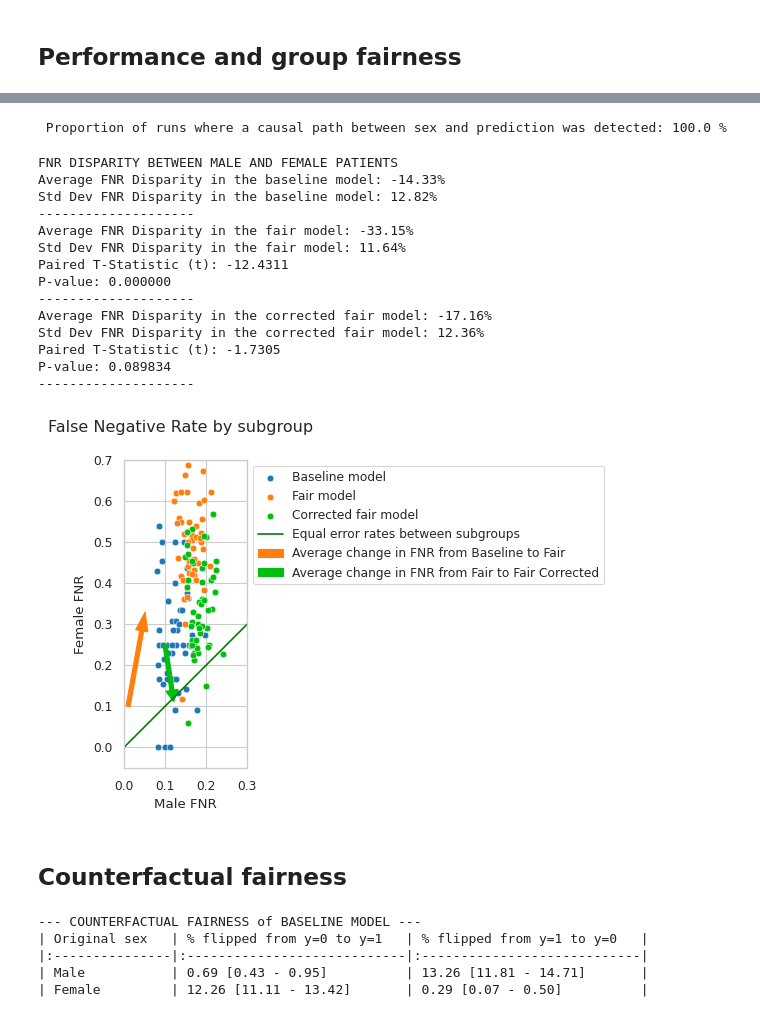
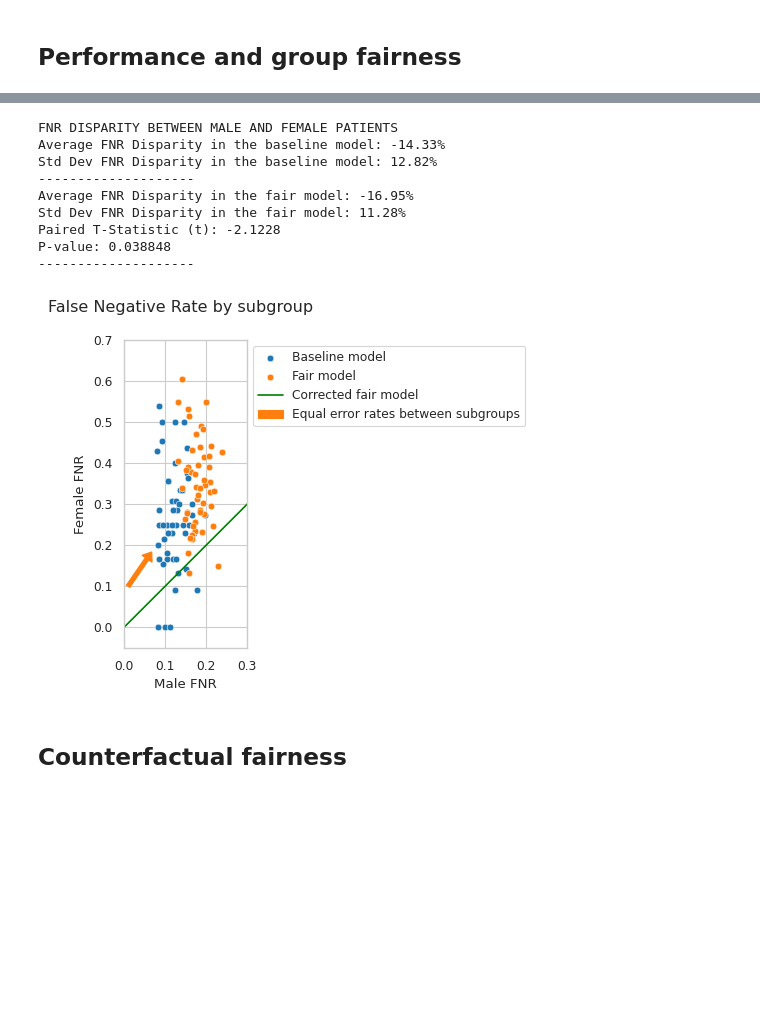
Before and after one commit to LuSyo/Health-ML-Bias-Experiments, a Jupyter notebook: notebooks/025_CAD_results.ipynb, the cells around one changed output, grey strips where cells are left out. Drawn from its saved outputs; the diff is of its cells as text; code cells hidden in the pictures; blank space fills up the shorter version.

Commit message:
comment out the correction results

```diff
--- a/notebooks/025_CAD_results.ipynb
+++ b/notebooks/025_CAD_results.ipynb
@@ -78,7 +78,7 @@ def get_95_ci(data):
   return interval
 # %%
 N_RUNS = 50
-perf_metrics = pd.read_csv(f'{PROJECT_ROOT}/results/perf_metrics_{N_RUNS}_runs_2026-02-10_0957.csv')
+perf_metrics = pd.read_csv(f'{PROJECT_ROOT}/results/perf_metrics_{N_RUNS}_runs_2026-02-10_1345.csv')
 # %% [markdown]
 ## Performance and group fairness
 # %%
@@ -138,21 +156,19 @@ print(perf_summary.to_markdown(index=False, numalign="right"))
 # %%
-# Correction on fair model: how reliably does the model detect
-# a significant direct causal path between sex and the prediction?
-# i.e. Over the total number of runs, how many recorded a P-value for beta2 < 0.05
-causal_detected = perf_metrics['beta2_pvalue'] < 0.05
-runs_with_causal_path = perf_metrics[causal_detected]
-print(f'\n Proportion of runs where a causal path between sex and prediction\
- was detected: {round(len(runs_with_causal_path)/N_RUNS, 3)*100} %')
+# # Correction on fair model: how reliably does the model detect
+# # a significant direct causal path between sex and the prediction?
+# # i.e. Over the total number of runs, how many recorded a P-value for beta2 < 0.05
+# causal_detected = perf_metrics['beta2_pvalue'] < 0.05
+# runs_with_causal_path = perf_metrics[causal_detected]
+# print(f'\n Proportion of runs where a causal path between sex and prediction\
+#  was detected: {round(len(runs_with_causal_path)/N_RUNS, 3)*100} %')
-# %% [output]
- Proportion of runs where a causal path between sex and prediction was detected: 100.0 %
 # %%
 # Statistical significance of the difference in FNR disparity
 fnr_fair_ttest = ttest_rel(perf_metrics['fair_FNR_diff'],
                            perf_metrics['FNR_diff'],
                            alternative='two-sided')
-fnr_correction_ttest = ttest_rel(perf_metrics['fair_corrected_FNR_diff'],
-                           perf_metrics['FNR_diff'],
-                           alternative='two-sided')
+# fnr_correction_ttest = ttest_rel(perf_metrics['fair_corrected_FNR_diff'],
+#                            perf_metrics['FNR_diff'],
+#                            alternative='two-sided')
 print("FNR DISPARITY BETWEEN MALE AND FEMALE PATIENTS")
 print(f"Average FNR Disparity in the baseline model:\
  {perf_metrics['FNR_diff'].mean()*100:.2f}%")
@@ -166,62 +182,56 @@ print(f"Std Dev FNR Disparity in the fair model:\
 print(f"Paired T-Statistic (t): {fnr_fair_ttest.statistic:.4f}")
 print(f"P-value: {fnr_fair_ttest.pvalue:.6f}")
 print('-'*20)
-print(f"Average FNR Disparity in the corrected fair model:\
- {perf_metrics['fair_corrected_FNR_diff'].mean()*100:.2f}%")
-print(f"Std Dev FNR Disparity in the corrected fair model:\
- {perf_metrics['fair_corrected_FNR_diff'].std()*100:.2f}%")
-print(f"Paired T-Statistic (t): {fnr_correction_ttest.statistic:.4f}")
-print(f"P-value: {fnr_correction_ttest.pvalue:.6f}")
-print('-'*20)
+# print(f"Average FNR Disparity in the corrected fair model:\
+#  {perf_metrics['fair_corrected_FNR_diff'].mean()*100:.2f}%")
+# print(f"Std Dev FNR Disparity in the corrected fair model:\
+#  {perf_metrics['fair_corrected_FNR_diff'].std()*100:.2f}%")
+# print(f"Paired T-Statistic (t): {fnr_correction_ttest.statistic:.4f}")
+# print(f"P-value: {fnr_correction_ttest.pvalue:.6f}")
+# print('-'*20)
 # %% [output]
 FNR DISPARITY BETWEEN MALE AND FEMALE PATIENTS
 Average FNR Disparity in the baseline model: -14.33%
 Std Dev FNR Disparity in the baseline model: 12.82%
 --------------------
-Average FNR Disparity in the fair model: -33.15%
-Std Dev FNR Disparity in the fair model: 11.64%
-Paired T-Statistic (t): -12.4311
-P-value: 0.000000
+Average FNR Disparity in the fair model: -16.95%
+Std Dev FNR Disparity in the fair model: 11.28%
+Paired T-Statistic (t): -2.1228
+P-value: 0.038848
 --------------------
-Average FNR Disparity in the corrected fair model: -17.16%
-Std Dev FNR Disparity in the corrected fair model: 12.36%
-Paired T-Statistic (t): -1.7305
-P-value: 0.089834
---------------------
 # %%
 # Visualising difference in FNR disparity between baseline and fair model
 import matplotlib.patches as mpatches
 
 fig, ax = plt.subplots(figsize=(4, 4))
 sns.scatterplot(perf_metrics, x='FNR_m', y='FNR_f', ax=ax, c='#1f77b4')
 sns.scatterplot(perf_metrics, x='fair_FNR_m', y='fair_FNR_f', ax=ax, c='#ff7f0e')
-sns.scatterplot(perf_metrics, x='fair_corrected_FNR_m', y='fair_corrected_FNR_f', ax=ax, c='#00bf0e')
+# sns.scatterplot(perf_metrics, x='fair_corrected_FNR_m', y='fair_corrected_FNR_f', ax=ax, c='#00bf0e')
 plt.plot([0,.7],[0,.7],c='g')
 
 fair_vx = (perf_metrics['fair_FNR_m'] - perf_metrics['FNR_m']).sum(axis=0) / perf_metrics.shape[0]
 fair_vy = (perf_metrics['fair_FNR_f'] - perf_metrics['FNR_f']).sum(axis=0) / perf_metrics.shape[0]
 fair_average_diff = mpatches.Arrow(0.01, 0.1, fair_vx, fair_vy, width=0.05, color="#ff7f0e" )
 ax.add_patch(fair_average_diff)
 
-corrected_vx = (perf_metrics['fair_corrected_FNR_m'] - perf_metrics['fair_FNR_m']).sum(axis=0) / perf_metrics.shape[0]
-corrected_vy = (perf_metrics['fair_corrected_FNR_f'] - perf_metrics['fair_FNR_f']).sum(axis=0) / perf_metrics.shape[0]
-corrected_average_diff = mpatches.Arrow(0.1, 0.25, corrected_vx, corrected_vy, width=0.05, color="#00bf0e" )
-ax.add_patch(corrected_average_diff)
+# corrected_vx = (perf_metrics['fair_corrected_FNR_m'] - perf_metrics['fair_FNR_m']).sum(axis=0) / perf_metrics.shape[0]
+# corrected_vy = (perf_metrics['fair_corrected_FNR_f'] - perf_metrics['fair_FNR_f']).sum(axis=0) / perf_metrics.shape[0]
+# corrected_average_diff = mpatches.Arrow(0.1, 0.25, corrected_vx, corrected_vy, width=0.05, color="#00bf0e" )
+# ax.add_patch(corrected_average_diff)
 
 fig.suptitle('False Negative Rate by subgroup')
 plt.xlabel('Male FNR')
 plt.ylabel('Female FNR')
 plt.legend(labels=['Baseline model', 'Fair model', 'Corrected fair model',
                    'Equal error rates between subgroups',
-                   'Average change in FNR from Baseline to Fair',
-                   'Average change in FNR from Fair to Fair Corrected'],
+                   'Average change in FNR from Baseline to Fair'],
            loc='upper left', bbox_to_anchor=(1, 1))
 ax.set_xlim([0,0.3])
 ax.set_ylim([-.05,0.7])
 ax.set_aspect('equal')
 plt.show()
 # %% [output]
-[figure, old version]
+[figure, new version]
 # %% [markdown]
 ## Counterfactual fairness
 # %%
@@ -241,9 +251,3 @@ cf_fairness_summary = pd.DataFrame({
 })
 print('\n--- COUNTERFACTUAL FAIRNESS of BASELINE MODEL ---')
 print(cf_fairness_summary.to_markdown(index=False, numalign="right"))
-# %% [output]
---- COUNTERFACTUAL FAIRNESS of BASELINE MODEL ---
-| Original sex   | % flipped from y=0 to y=1   | % flipped from y=1 to y=0   |
-|:---------------|:----------------------------|:----------------------------|
-| Male           | 0.69 [0.43 - 0.95]          | 13.26 [11.81 - 14.71]       |
-| Female         | 12.26 [11.11 - 13.42]       | 0.29 [0.07 - 0.50]          |
```
Also changed, not shown: parts of 2 cells of this notebook.
